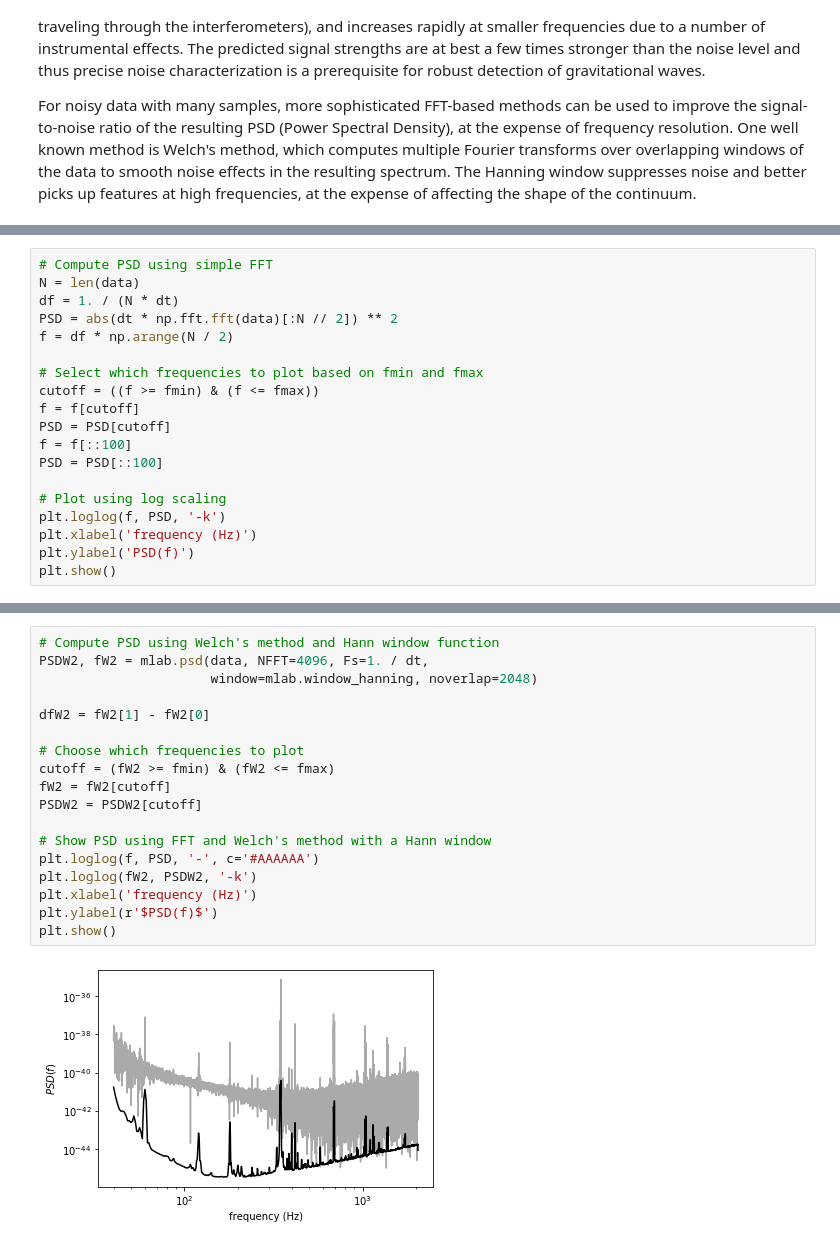
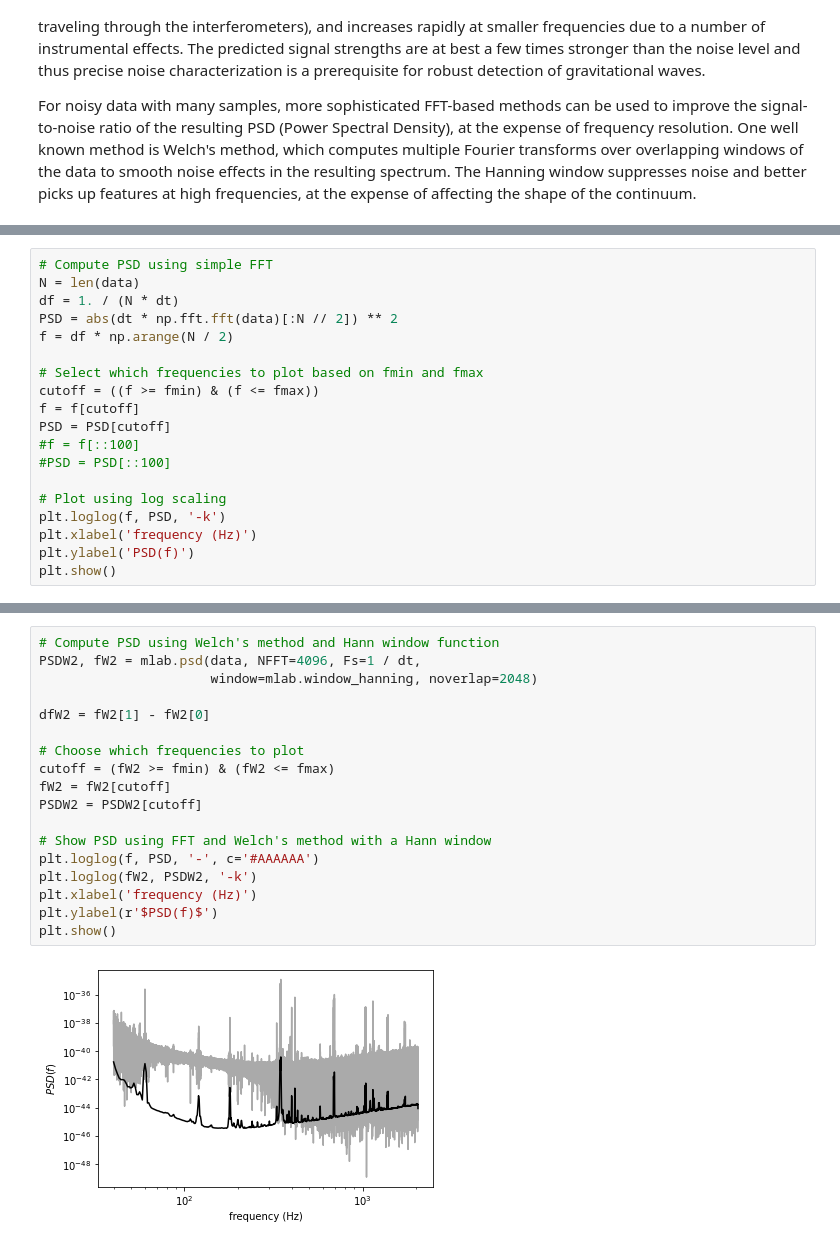
Before and after one commit to uom-lectures/PHY3287, a Jupyter notebook: lecture_3.ipynb, the cells around one changed output, grey strips where cells are left out. Drawn from its saved outputs; the diff is of its cells as text.

```diff
--- a/lecture_3.ipynb
+++ b/lecture_3.ipynb
@@ -461,8 +462,8 @@ f = df * np.arange(N / 2)
 cutoff = ((f >= fmin) & (f <= fmax))
 f = f[cutoff]
 PSD = PSD[cutoff]
-f = f[::100]
-PSD = PSD[::100]
+#f = f[::100]
+#PSD = PSD[::100]
 
 # Plot using log scaling
 plt.loglog(f, PSD, '-k')
@@ -494,23 +495,23 @@ plt.show()
 # %%
 # Compute PSD using Welch's method and Hann window function
-PSDW2, fW2 = mlab.psd(data, NFFT=4096, Fs=1. / dt,
+PSDW2, fW2 = mlab.psd(data, NFFT=4096, Fs=1 / dt,
                       window=mlab.window_hanning, noverlap=2048)
 
 dfW2 = fW2[1] - fW2[0]
 
 # Choose which frequencies to plot
 cutoff = (fW2 >= fmin) & (fW2 <= fmax)
 fW2 = fW2[cutoff]
 PSDW2 = PSDW2[cutoff]
 
 # Show PSD using FFT and Welch's method with a Hann window
 plt.loglog(f, PSD, '-', c='#AAAAAA')
 plt.loglog(fW2, PSDW2, '-k')
 plt.xlabel('frequency (Hz)')
 plt.ylabel(r'$PSD(f)$')
 plt.show()
 # %% [output]
-[figure, old version]
+[figure, new version]
 # %% [markdown]
 ### Digital Filtering
 
```
Also changed, not shown: parts of 8 cells of this notebook, 1 other file.
